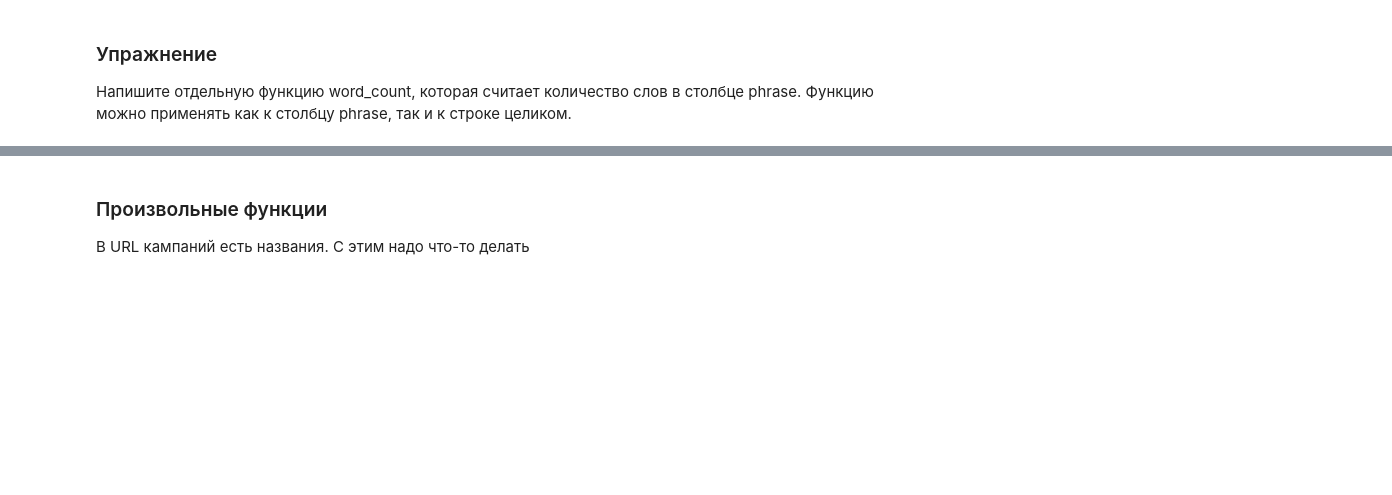
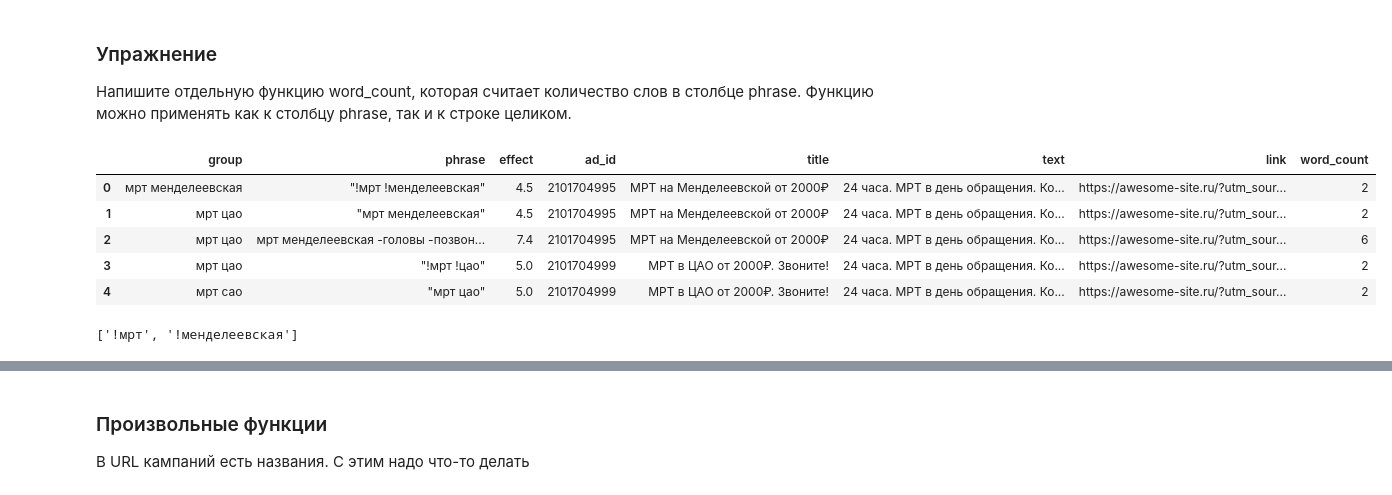
Before and after one commit to milovanov-dmitry/netology_homework, a Jupyter notebook: lesson_10/Python_11_pandas_functions_groupby.ipynb, the cells around one changed output, grey strips where cells are left out. Drawn from its saved outputs; the diff is of its cells as text; code cells hidden in the pictures; blank space fills up the shorter version.

Commit message:
pandas function and grouping

```diff
--- a/lesson_10/Python_11_pandas_functions_groupby.ipynb
+++ b/lesson_10/Python_11_pandas_functions_groupby.ipynb
@@ -80,3 +85,5 @@ stats.head()
 | 2 | мрт цао | мрт менделеевская -головы -позвон... | 7.4 | 2101704995 | МРТ на Менделеевской от 2000₽ | 24 часа. МРТ в день обращения. Ко... | https://awesome-site.ru/?utm_sour... |
 | 3 | мрт цао | "!мрт !цао" | 5.0 | 2101704999 | МРТ в ЦАО от 2000₽. Звоните! | 24 часа. МРТ в день обращения. Ко... | https://awesome-site.ru/?utm_sour... |
 | 4 | мрт сао | "мрт цао" | 5.0 | 2101704999 | МРТ в ЦАО от 2000₽. Звоните! | 24 часа. МРТ в день обращения. Ко... | https://awesome-site.ru/?utm_sour... |
+# %%
+stats.rename(columns={'Фраза (с минус-словами)': 'phrase'}, inplace=True)
@@ -101,0 +117,4 @@ len(phrase.split(' '))
+# %%
+word_count = lambda x: len(x.split(' '))
+word_count2 = lambda w: len(w.split(' '))
+word_count3 = lambda z123: len(z123['phrase'].split(' '))
@@ -113,7 +136,7 @@ stats.head()
 # вариант с передачей всей строчки функции
 # тут надо обязательно указать параметр axis = 1
 
-stats['word_count'] = stats.apply(lambda x: len(x['phrase'].split(' ')), axis=1)
+stats['word_count'] = stats.apply(lambda x: len(x.phrase.split(' ')), axis=1)
 stats.head()
 # %% [output]
 |  | group | phrase | effect | ad_id | title | text | link | word_count |
@@ -125,3 +148,20 @@ stats.head()
 # %% [markdown]
 ### Упражнение
 Напишите отдельную функцию word_count, которая считает количество слов в столбце phrase. Функцию можно применять как к столбцу phrase, так и к строке целиком.
+# %%
+def word_count(words):
+    return len(words.split(' '))
+
+stats['word_count'] = stats['phrase'].apply(word_count)
+stats.head()
+# %% [output]
+|  | group | phrase | effect | ad_id | title | text | link | word_count |
+| 0 | мрт менделеевская | "!мрт !менделеевская" | 4.5 | 2101704995 | МРТ на Менделеевской от 2000₽ | 24 часа. МРТ в день обращения. Ко... | https://awesome-site.ru/?utm_sour... | 2 |
+| 1 | мрт цао | "мрт менделеевская" | 4.5 | 2101704995 | МРТ на Менделеевской от 2000₽ | 24 часа. МРТ в день обращения. Ко... | https://awesome-site.ru/?utm_sour... | 2 |
+| 2 | мрт цао | мрт менделеевская -головы -позвон... | 7.4 | 2101704995 | МРТ на Менделеевской от 2000₽ | 24 часа. МРТ в день обращения. Ко... | https://awesome-site.ru/?utm_sour... | 6 |
+| 3 | мрт цао | "!мрт !цао" | 5.0 | 2101704999 | МРТ в ЦАО от 2000₽. Звоните! | 24 часа. МРТ в день обращения. Ко... | https://awesome-site.ru/?utm_sour... | 2 |
+| 4 | мрт сао | "мрт цао" | 5.0 | 2101704999 | МРТ в ЦАО от 2000₽. Звоните! | 24 часа. МРТ в день обращения. Ко... | https://awesome-site.ru/?utm_sour... | 2 |
+# %%
+"!мрт !менделеевская".split(' ')
+# %% [output]
+['!мрт', '!менделеевская']
```
Also changed, not shown: parts of 46 cells of this notebook.
